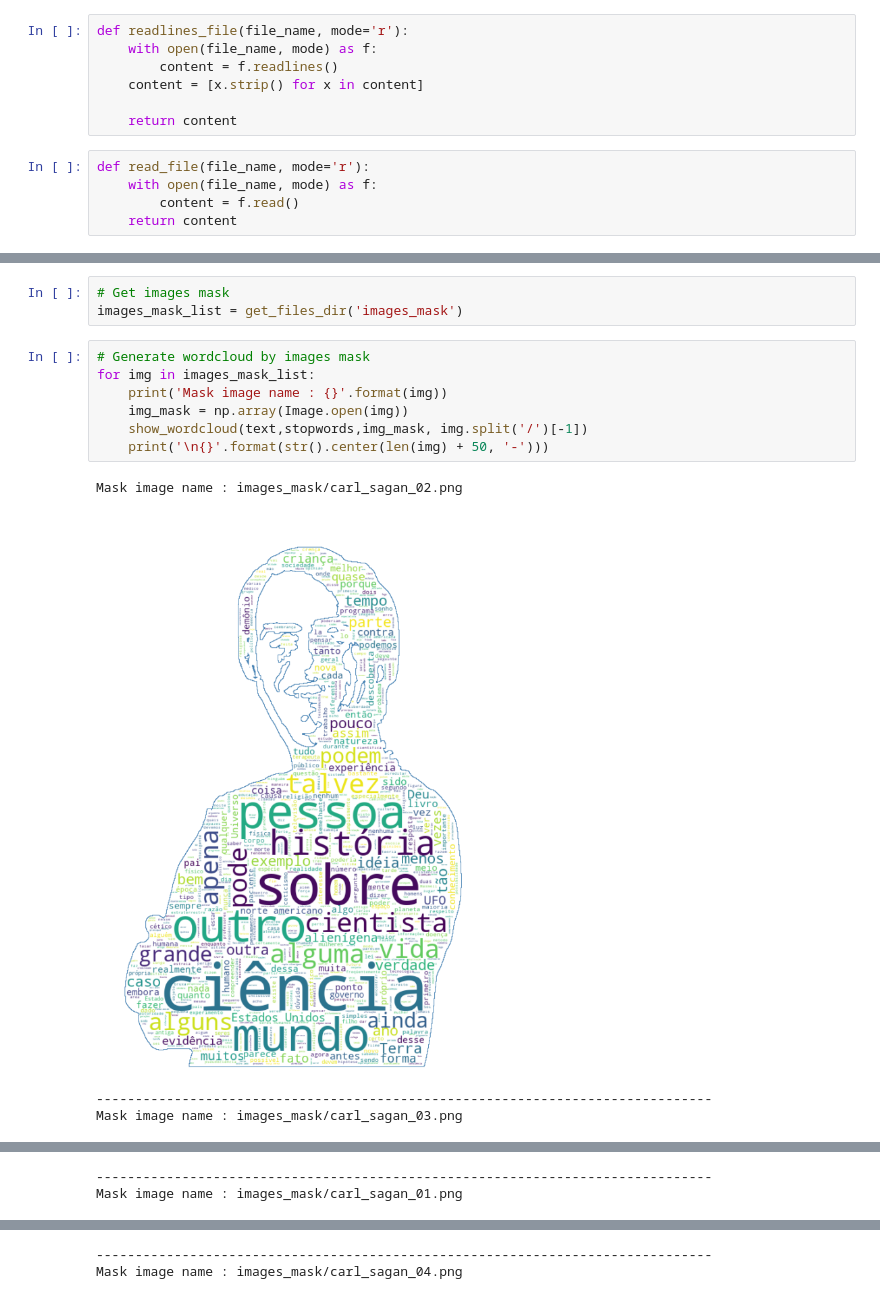
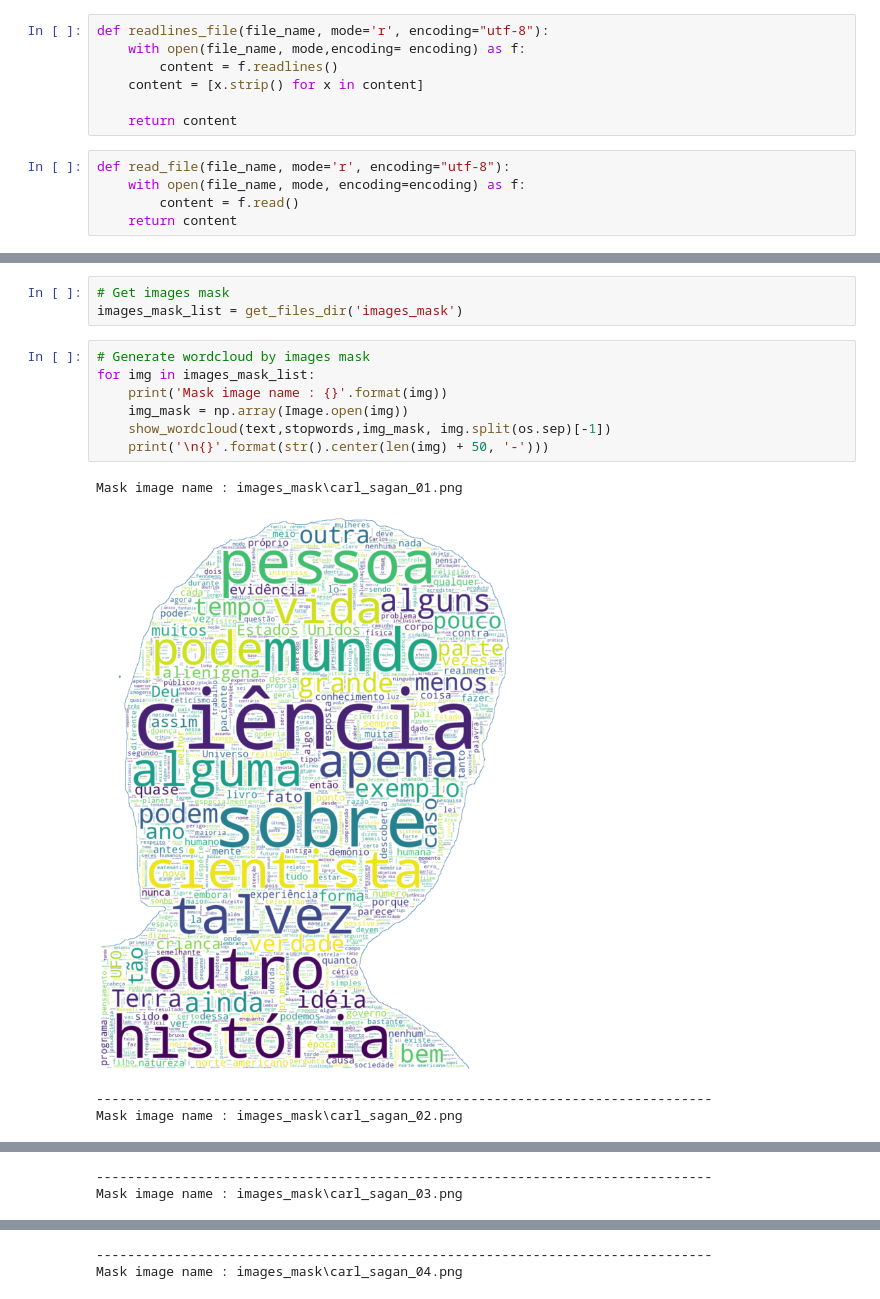
Before and after one commit to charlessodre/Charles_Estudo_nuvem_palavras_carl_sagan, a Jupyter notebook: Estudo_nuvem_palavras_carl_sagan/charles_wordcloud.ipynb, the cells around one changed output, grey strips where cells are left out. Cells and saved outputs as stored; diff of their text form.

```diff
--- a/Estudo_nuvem_palavras_carl_sagan/charles_wordcloud.ipynb
+++ b/Estudo_nuvem_palavras_carl_sagan/charles_wordcloud.ipynb
@@ -30,15 +30,15 @@ import pandas as pd
 def get_files_dir(dir_path, extension_file='*'):
     return glob.glob(os.path.join(dir_path, extension_file))
 # %%
-def readlines_file(file_name, mode='r'):
-    with open(file_name, mode) as f:
+def readlines_file(file_name, mode='r', encoding="utf-8"):
+    with open(file_name, mode,encoding= encoding) as f:
         content = f.readlines()
     content = [x.strip() for x in content]
 
     return content
 # %%
-def read_file(file_name, mode='r'):
-    with open(file_name, mode) as f:
+def read_file(file_name, mode='r', encoding="utf-8"):
+    with open(file_name, mode, encoding=encoding) as f:
         content = f.read()
     return content
 # %%
@@ -167,12 +167,12 @@ images_mask_list = get_files_dir('images_mask')
 # %%
 # Generate wordcloud by images mask
 for img in images_mask_list:
     print('Mask image name : {}'.format(img))
     img_mask = np.array(Image.open(img))
-    show_wordcloud(text,stopwords,img_mask, img.split('/')[-1])
+    show_wordcloud(text,stopwords,img_mask, img.split(os.sep)[-1])
     print('\n{}'.format(str().center(len(img) + 50, '-')))
 # %% [output]
-Mask image name : images_mask/carl_sagan_02.png
+Mask image name : images_mask\carl_sagan_01.png
-[figure, old version]
+[figure, new version]
 -------------------------------------------------------------------------------
-Mask image name : images_mask/carl_sagan_03.png
+Mask image name : images_mask\carl_sagan_02.png
@@ -180,2 +180,2 @@ Mask image name : images_mask/carl_sagan_03.png
 -------------------------------------------------------------------------------
-Mask image name : images_mask/carl_sagan_01.png
+Mask image name : images_mask\carl_sagan_03.png
@@ -183,2 +183,2 @@ Mask image name : images_mask/carl_sagan_01.png
 -------------------------------------------------------------------------------
-Mask image name : images_mask/carl_sagan_04.png
+Mask image name : images_mask\carl_sagan_04.png
```
Also changed, not shown: parts of 2 cells of this notebook.
